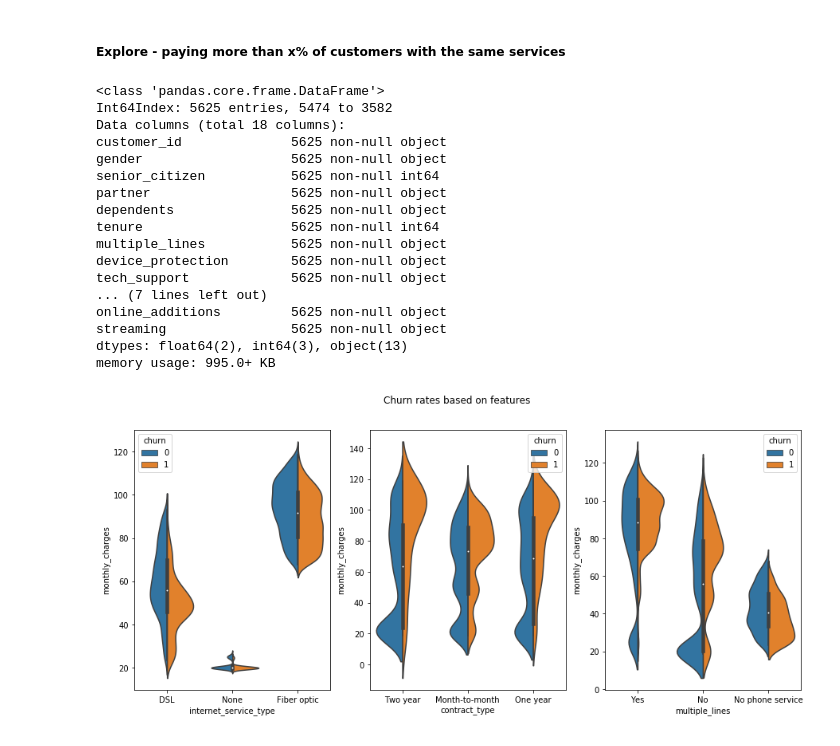
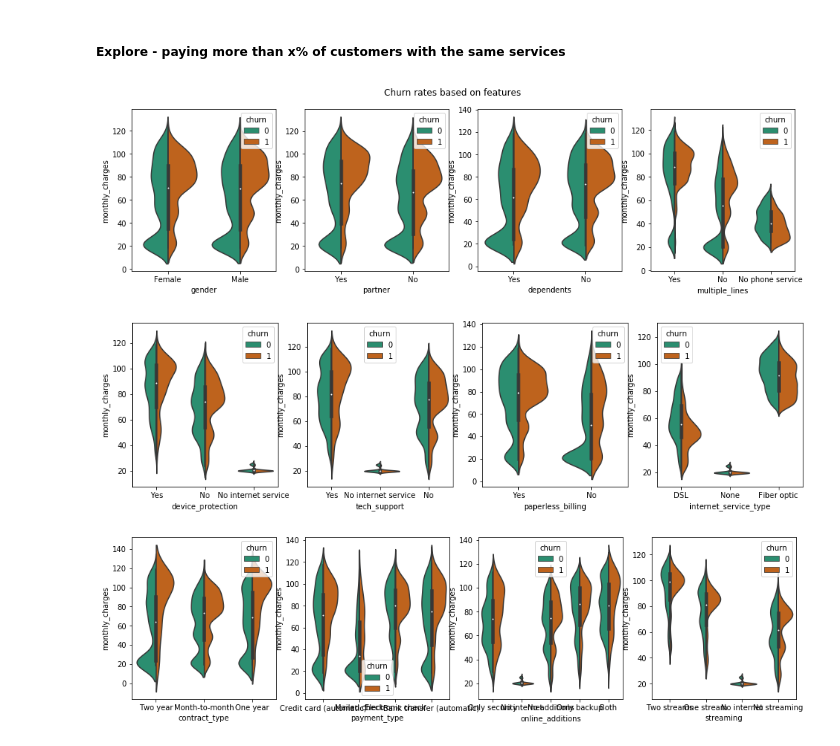
Before and after one commit to misty-garcia/telco-churn-project, a Jupyter notebook: telco_pipeline.ipynb, the cells around one changed output. Cells and saved outputs as stored; diff of their text form; code cells hidden in the pictures.

```diff
--- a/telco_pipeline.ipynb
+++ b/telco_pipeline.ipynb
@@ -590,36 +583,27 @@ train1.head()
 | 7019 | 9593-CVZKR | Female | 0 | Yes | Yes | 56 | Yes | No internet service | ... |
 # %% [markdown]
 ##### Explore - paying more than x% of customers with the same services
-# %%
-train1.info()
-# %% [output]
-<class 'pandas.core.frame.DataFrame'>
-Int64Index: 5625 entries, 5474 to 3582
-Data columns (total 18 columns):
-customer_id              5625 non-null object
-gender                   5625 non-null object
-senior_citizen           5625 non-null int64
-partner                  5625 non-null object
-dependents               5625 non-null object
-tenure                   5625 non-null int64
-multiple_lines           5625 non-null object
-device_protection        5625 non-null object
-tech_support             5625 non-null object
-... (7 lines left out)
-online_additions         5625 non-null object
-streaming                5625 non-null object
-dtypes: float64(2), int64(3), object(13)
-memory usage: 995.0+ KB
 # %%
-# plotting the easy way
-features = ['internet_service_type', 'contract_type', 'multiple_lines']
-_, ax = plt.subplots(nrows=1, ncols=len(features), figsize=(15,6))
-
+# plotting all the objects on a violin plot
+features = ['gender', 'partner', 'dependents', 'multiple_lines',]
+_, ax = plt.subplots(nrows=1, ncols=4, figsize=(16,4))
 for i, feature in enumerate(features):
-    sns.violinplot(feature, 'monthly_charges', hue='churn',
-        data=train1, split=True, ax=ax[i])
+    sns.violinplot(feature, 'monthly_charges', hue='churn', data=train1, split=True, ax=ax[i], palette="Dark2")
 
 plt.suptitle('Churn rates based on features')
+
+features = ['device_protection', 'tech_support', 'paperless_billing', 'internet_service_type']
+_, ax = plt.subplots(nrows=1, ncols=4, figsize=(16,4))
+for i, feature in enumerate(features):
+    sns.violinplot(feature, 'monthly_charges', hue='churn', data=train1, split=True, ax=ax[i], palette="Dark2")
+
+features = ['contract_type', 'payment_type', 'online_additions', 'streaming']
+_, ax = plt.subplots(nrows=1, ncols=4, figsize=(16,4))
+for i, feature in enumerate(features):
+    sns.violinplot(feature, 'monthly_charges', hue='churn', data=train1, split=True, ax=ax[i], palette="Dark2")
+
 plt.show()
 # %% [output]
-[figure, old version]
+[figure, new version]
+[figure, added]
+[figure, added]
```
Also changed, not shown: parts of 20 cells of this notebook.
